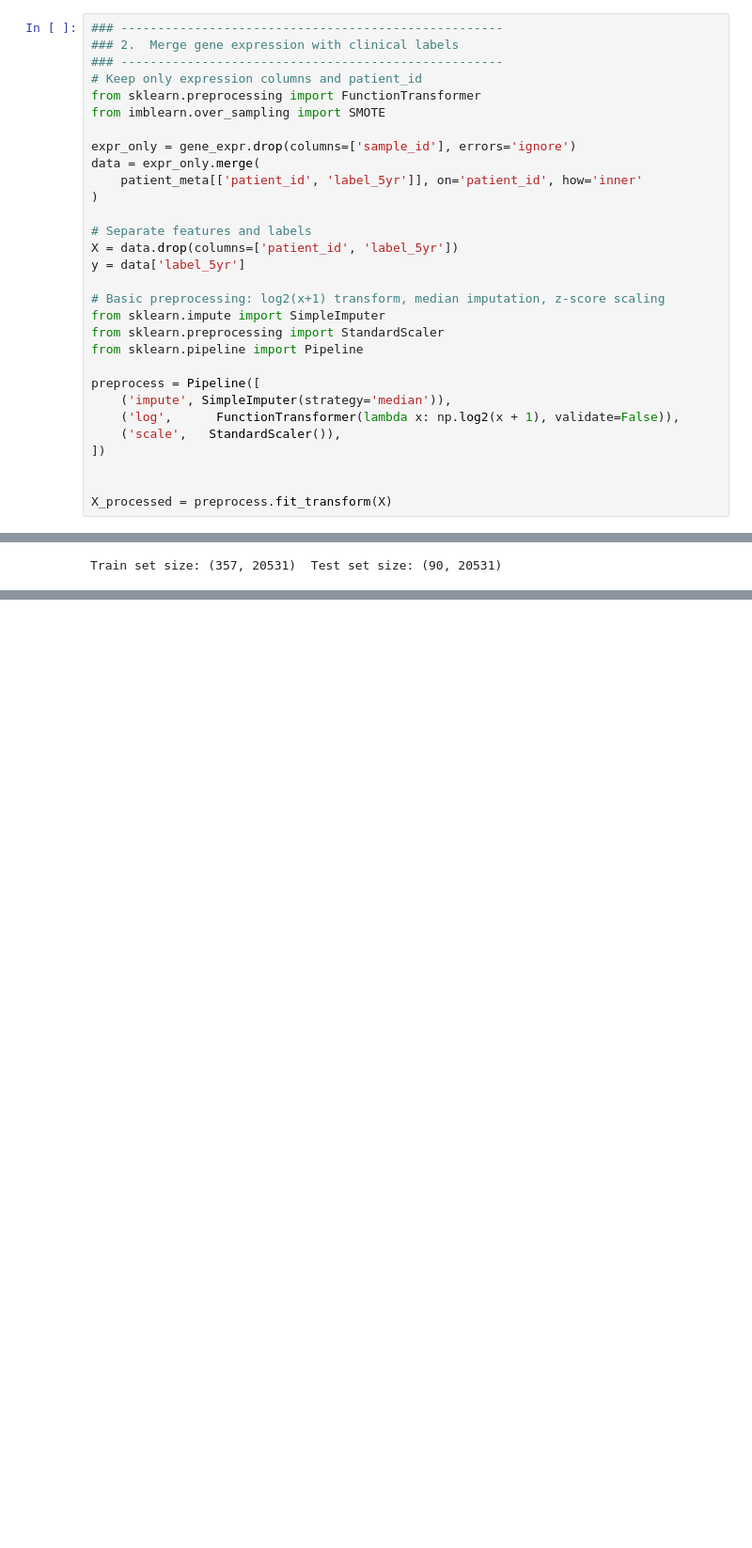
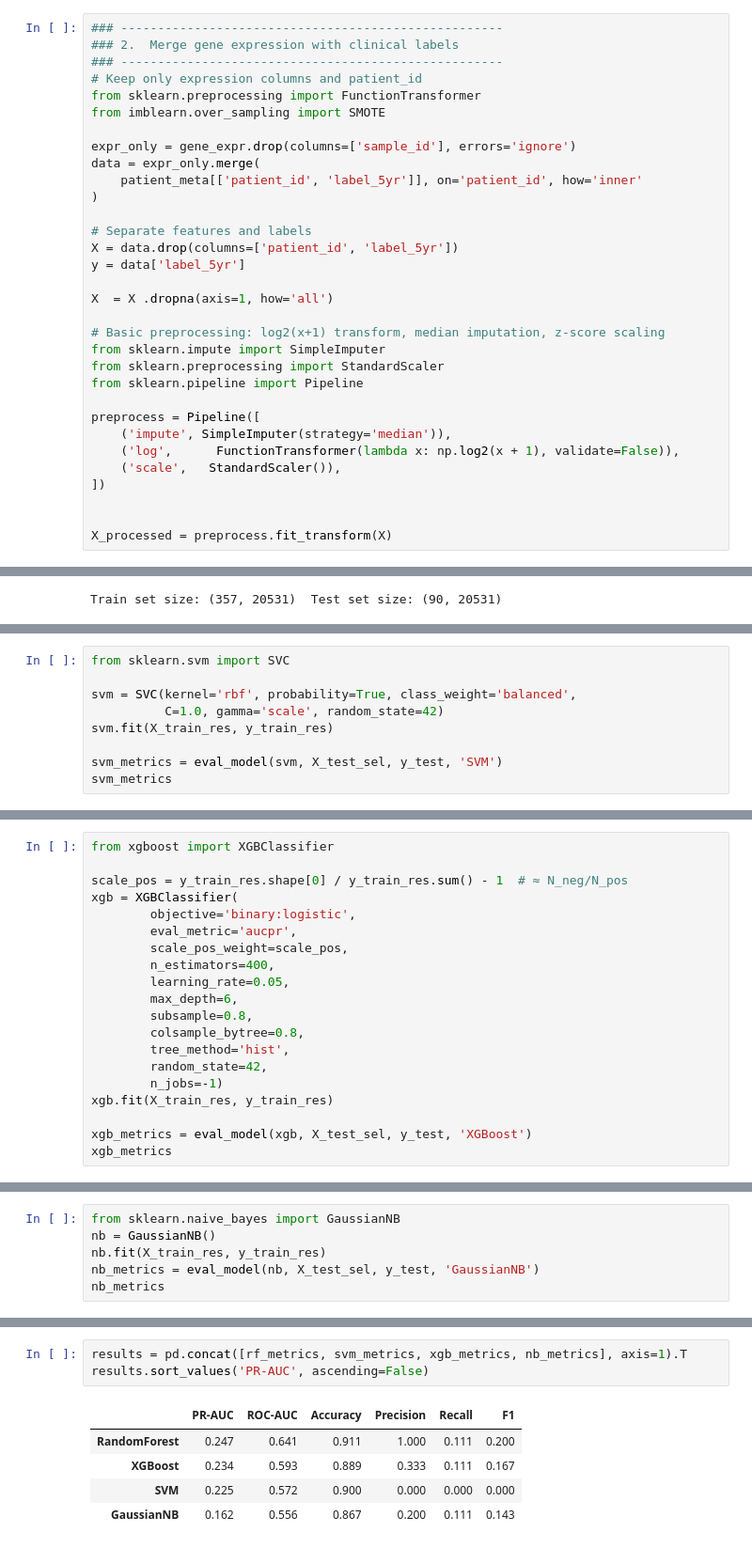
Before and after one commit to anl078/ECE204Repo, a Jupyter notebook: project5/test.ipynb, the cells around one changed output, grey strips where cells are left out. Shown at 94% size. Drawn from its saved outputs; the diff is of its cells as text; blank space fills up the shorter version.

```diff
--- a/project5/test.ipynb
+++ b/project5/test.ipynb
@@ -123,6 +123,8 @@ data = expr_only.merge(
 X = data.drop(columns=['patient_id', 'label_5yr'])
 y = data['label_5yr']
 
+X  = X .dropna(axis=1, how='all')
+
 # Basic preprocessing: log2(x+1) transform, median imputation, z-score scaling
 from sklearn.impute import SimpleImputer
 from sklearn.preprocessing import StandardScaler
@@ -226,0 +307,9 @@ GaussianNB mean CV AUC: 0.7976363636363637
+# %%
+from sklearn.svm import SVC
+
+svm = SVC(kernel='rbf', probability=True, class_weight='balanced',
+          C=1.0, gamma='scale', random_state=42)
+svm.fit(X_train_res, y_train_res)
+
+svm_metrics = eval_model(svm, X_test_sel, y_test, 'SVM')
+svm_metrics
@@ -262,0 +360,20 @@ SVM best CV AUC: 0.9963636363636363
+# %%
+from xgboost import XGBClassifier
+
+scale_pos = y_train_res.shape[0] / y_train_res.sum() - 1  # ≈ N_neg/N_pos
+xgb = XGBClassifier(
+        objective='binary:logistic',
+        eval_metric='aucpr',
+        scale_pos_weight=scale_pos,
+        n_estimators=400,
+        learning_rate=0.05,
+        max_depth=6,
+        subsample=0.8,
+        colsample_bytree=0.8,
+        tree_method='hist',
+        random_state=42,
+        n_jobs=-1)
+xgb.fit(X_train_res, y_train_res)
+
+xgb_metrics = eval_model(xgb, X_test_sel, y_test, 'XGBoost')
+xgb_metrics
@@ -325,0 +451,6 @@ XGBoost best CV AUC: 0.8790909090909091
+# %%
+from sklearn.naive_bayes import GaussianNB
+nb = GaussianNB()
+nb.fit(X_train_res, y_train_res)
+nb_metrics = eval_model(nb, X_test_sel, y_test, 'GaussianNB')
+nb_metrics
@@ -326,3 +465,12 @@ XGBoost best CV AUC: 0.8790909090909091
+# %%
+results = pd.concat([rf_metrics, svm_metrics, xgb_metrics, nb_metrics], axis=1).T
+results.sort_values('PR-AUC', ascending=False)
+# %% [output]
+|  | PR-AUC | ROC-AUC | Accuracy | Precision | Recall | F1 |
+| RandomForest | 0.247 | 0.641 | 0.911 | 1.000 | 0.111 | 0.200 |
+| XGBoost | 0.234 | 0.593 | 0.889 | 0.333 | 0.111 | 0.167 |
+| SVM | 0.225 | 0.572 | 0.900 | 0.000 | 0.000 | 0.000 |
+| GaussianNB | 0.162 | 0.556 | 0.867 | 0.200 | 0.111 | 0.143 |
 # %%
 ### ----------------------------------------------------
 ### Compare four models on the held-out test set
```
Also changed, not shown: parts of 16 cells of this notebook.
